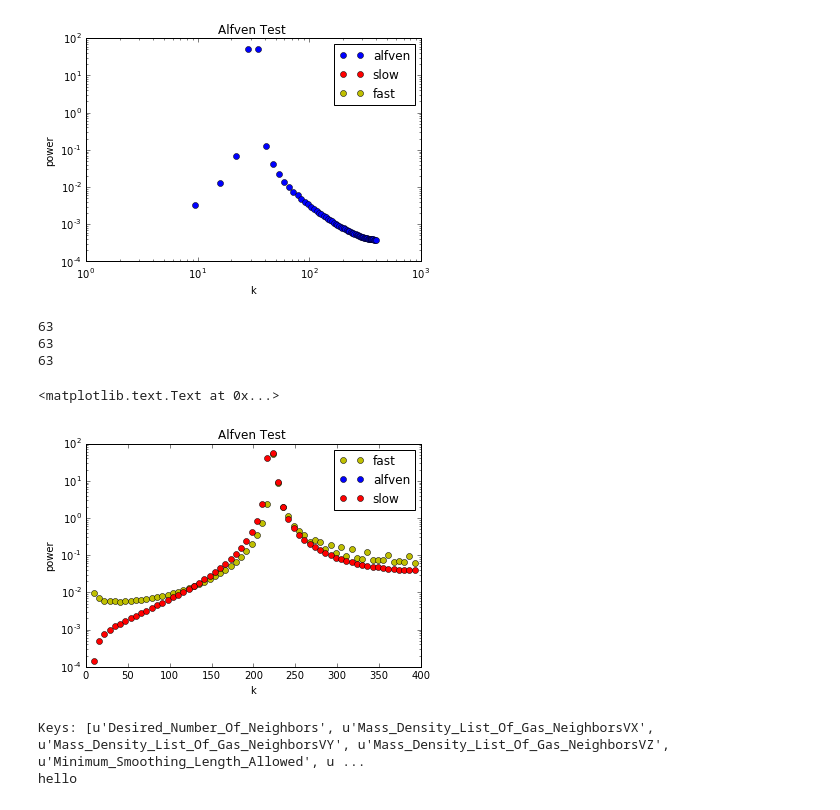
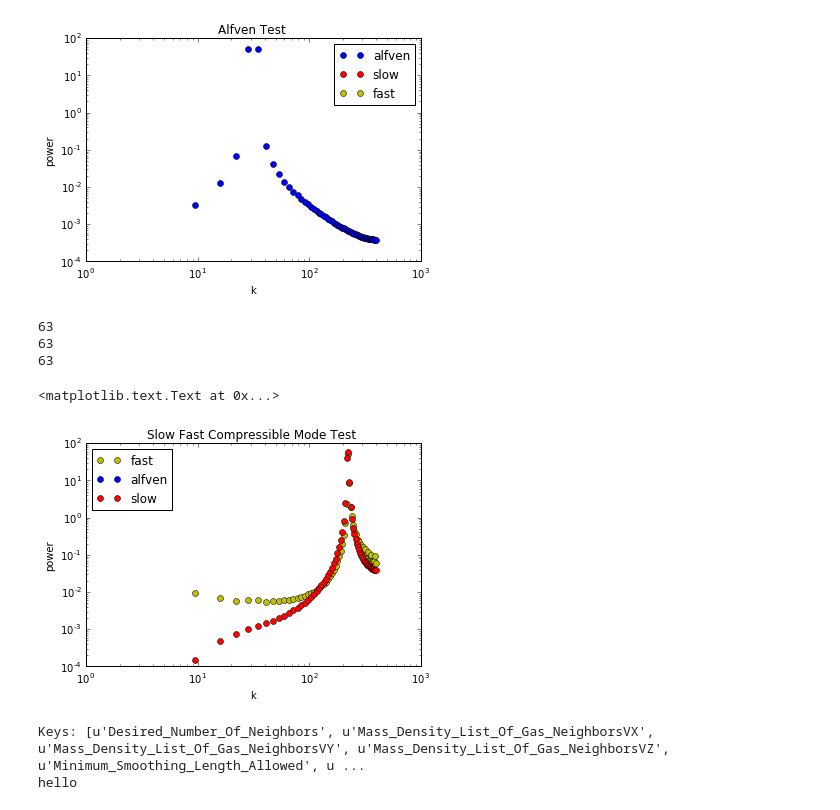
Before and after one commit to DSeligman/MHD_mode_decomposition, a Jupyter notebook: MODE_decomposition_tests.ipynb, the cells around one changed output. Drawn from its saved outputs; the diff is of its cells as text; code cells hidden in the pictures.

```diff
--- a/MODE_decomposition_tests.ipynb
+++ b/MODE_decomposition_tests.ipynb
@@ -164,39 +164,39 @@ NN = 35.
 xg=np.linspace(0.,1.,n)
 yg=np.linspace(0.,1.,n)
 zg=np.linspace(0.,1.,n)
 x,y,z=np.meshgrid(xg,yg,zg)#,indexing='ij')
 
 xpart=0.#.01
 zpart=np.sqrt(1.-xpart**2)
 Vy = np.zeros((n,n,n))
 #Vy = 10.1*np.sin(10.*NN*np.pi*z)
 
 #Vx = np.sqrt(2.)/(2.*np.pi)/B0*omega*A*np.cos(2.*NN*np.pi/np.sqrt(2.)*(xpart*x+zpart*z))/NN
 #Vz = A*np.cos(2.*NN*np.pi/np.sqrt(2.)*(xpart*x+zpart*z))
 Vz =np.zeros((n,n,n))
 
 #Vy = A*np.sin(2.*NN*np.pi*x)
 Vz = 10.1*np.sin(2.*NN*np.pi*(xpart*x+zpart*z))
 #Vz = 8.1*np.sin(2.*NN*np.pi*(xpart*x+zpart*z))
 
 
 kgridG,alfVIso,fastVIso,slowVIso=mode_decomp(Vx,Vy,Vz,beta)
-plt.plot(kgridG,fastVIso,'yo',label='fast')
-plt.plot(kgridG,alfVIso,'bo',label='alfven')
-plt.plot(kgridG,slowVIso,'ro',label='slow')
+plt.loglog(kgridG,fastVIso,'yo',label='fast')
+plt.loglog(kgridG,alfVIso,'bo',label='alfven')
+plt.loglog(kgridG,slowVIso,'ro',label='slow')
 
-plt.yscale('log')
+#plt.yscale('log')
 
-plt.legend()
+plt.legend(loc='upper left')
 plt.xlabel('k')
 plt.ylabel('power')
 plt.title('Slow Fast Compressible Mode Test ')
 # %% [output]
 63
 63
 63
 <matplotlib.text.Text at 0x...>
-[figure, old version]
+[figure, new version]
 # %%
 #
 infi=h5py.File('/Users/darrylseligman/Desktop/Flatiron/Phil/Initial_Magnetic_Simulations/jono_default_params/b0_N64/output_wheeler/dust_ALFVEN_snap_0946.h5','r') # (defined same as above)
```
